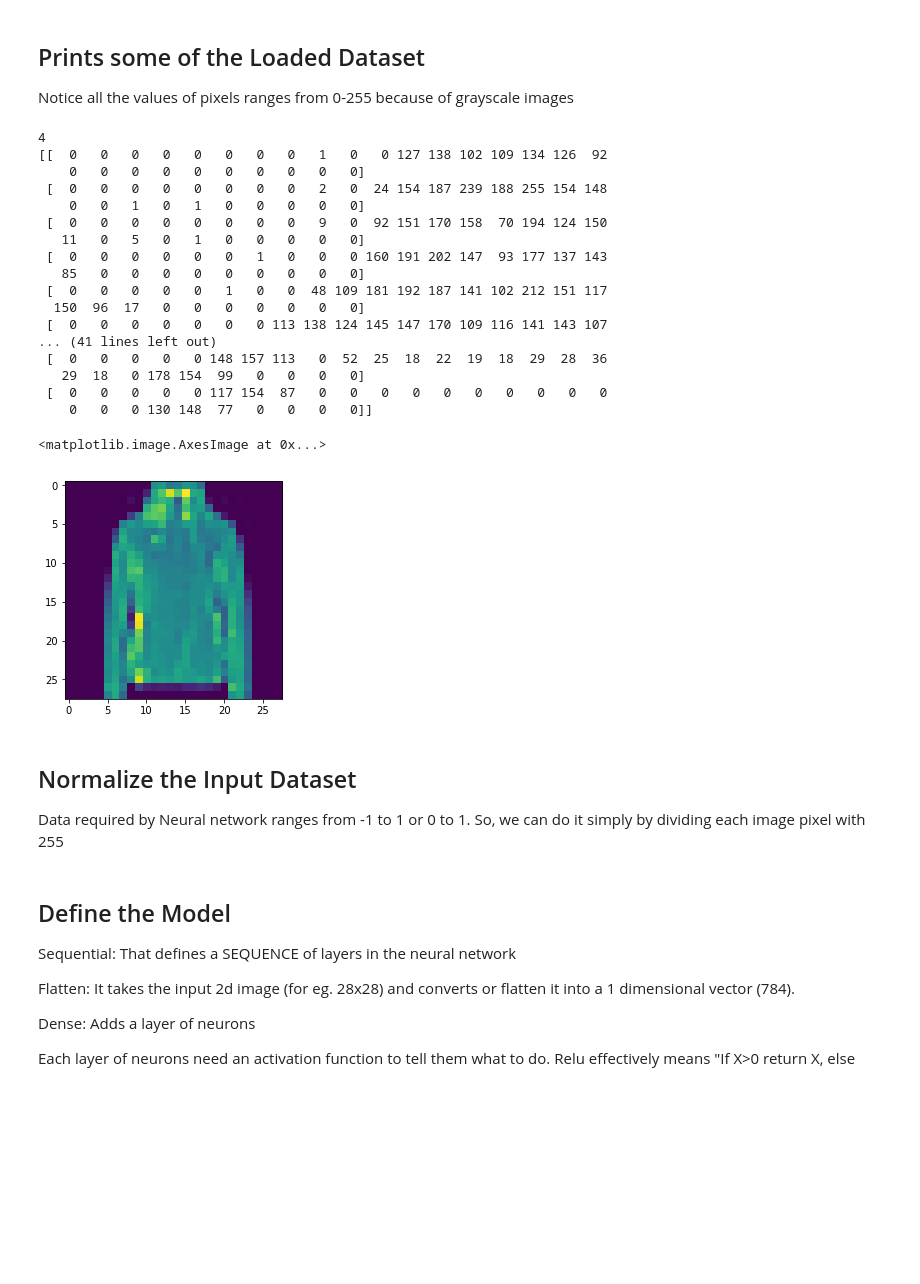
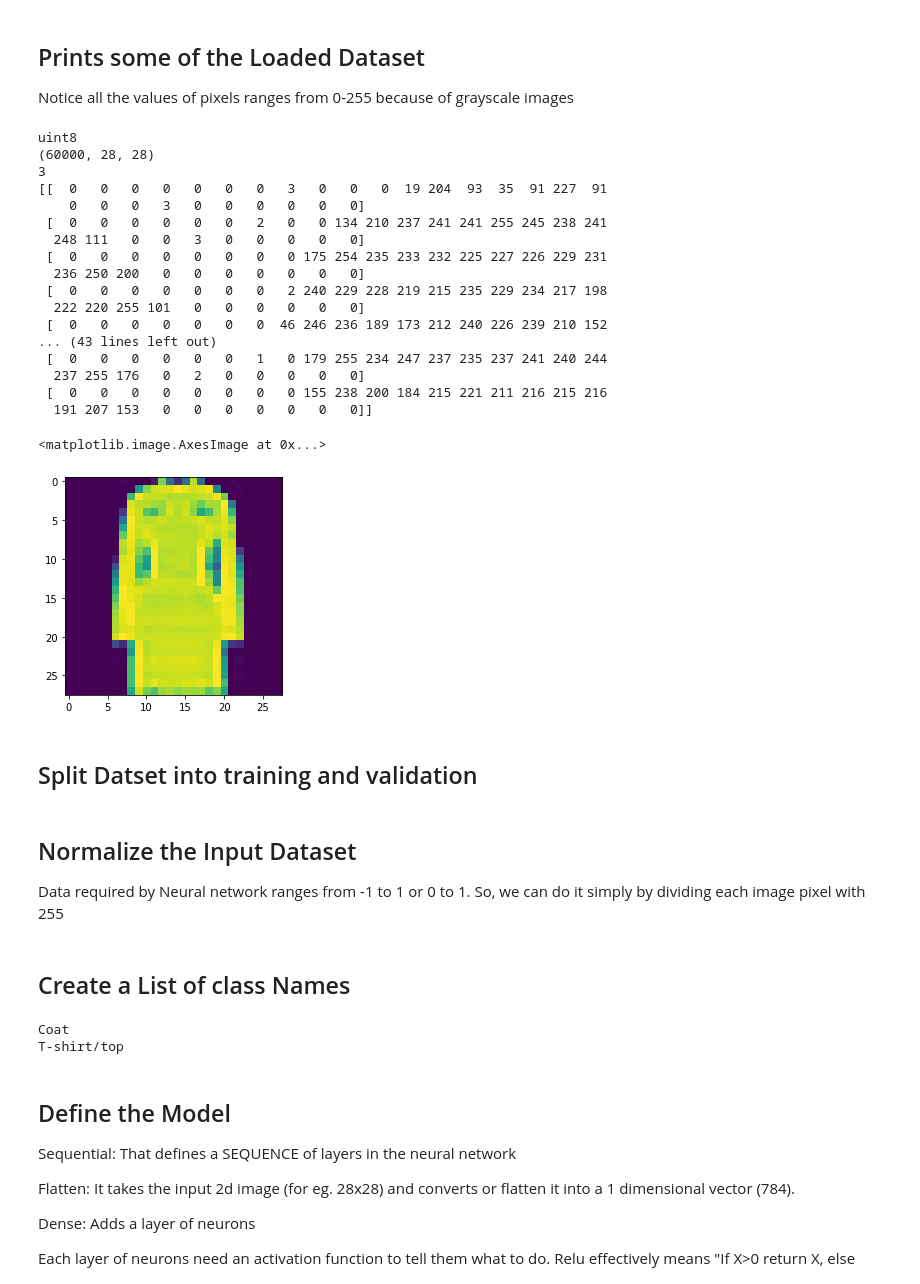
Before and after one commit to gulshan-archive/AI-DeepLearning, a Jupyter notebook: 2.Fashion_Mnist_without_CNN.ipynb, the cells around one changed output. Cells and saved outputs as stored; diff of their text form; code cells hidden in the pictures; blank space fills up the shorter version.

```diff
--- a/2.Fashion_Mnist_without_CNN.ipynb
+++ b/2.Fashion_Mnist_without_CNN.ipynb
@@ -36,4 +48,4 @@ from tensorflow import keras
 Since this data is already added in tensorflow and an api is created. So, we can directly use that api to directly downlaod the data from server.
 # %%
 mnist = tf.keras.datasets.fashion_mnist
-(x_training_images, y_training_labels), (x_testing_images, y_testing_labels) = mnist.load_data()
+(x_total_training_images, y_total_training_labels), (x_testing_images, y_testing_labels) = mnist.load_data()
@@ -42,27 +63,33 @@ mnist = tf.keras.datasets.fashion_mnist
 Notice all the values of pixels ranges from 0-255 because of grayscale images
 # %%
 import matplotlib.pyplot as plt
-print(y_training_labels[59990])  # Display the training label for the image number passed ranges from 0-59999
-print(x_training_images[59990])      # Display the training image data correponding to number passed
-plt.imshow(x_training_images[59990]) # Display the image correponding to index passed
-#plt.imshow(x_training_images[59990], cmap='gray')  # Display image in grayscale
+
+print(x_total_training_images.dtype)
+print(x_total_training_images.shape)
+print(y_total_training_labels[500])  # Display the training label for the image number passed ranges from 0-59999
+print(x_total_training_images[500])      # Display the training image data correponding to number passed
+
+plt.imshow(x_total_training_images[500]) # Display the image correponding to index passed
+#plt.imshow(x_total_training_images[59990], cmap='gray')  # Display image in grayscale
 # %% [output]
-4
-[[  0   0   0   0   0   0   0   0   1   0   0 127 138 102 109 134 126  92
-    0   0   0   0   0   0   0   0   0   0]
- [  0   0   0   0   0   0   0   0   2   0  24 154 187 239 188 255 154 148
-    0   0   1   0   1   0   0   0   0   0]
- [  0   0   0   0   0   0   0   0   9   0  92 151 170 158  70 194 124 150
-   11   0   5   0   1   0   0   0   0   0]
- [  0   0   0   0   0   0   1   0   0   0 160 191 202 147  93 177 137 143
-   85   0   0   0   0   0   0   0   0   0]
- [  0   0   0   0   0   1   0   0  48 109 181 192 187 141 102 212 151 117
-  150  96  17   0   0   0   0   0   0   0]
- [  0   0   0   0   0   0   0 113 138 124 145 147 170 109 116 141 143 107
-... (41 lines left out)
- [  0   0   0   0   0 148 157 113   0  52  25  18  22  19  18  29  28  36
-   29  18   0 178 154  99   0   0   0   0]
- [  0   0   0   0   0 117 154  87   0   0   0   0   0   0   0   0   0   0
-    0   0   0 130 148  77   0   0   0   0]]
+uint8
+(60000, 28, 28)
+3
+[[  0   0   0   0   0   0   0   3   0   0   0  19 204  93  35  91 227  91
+    0   0   0   3   0   0   0   0   0   0]
+ [  0   0   0   0   0   0   2   0   0 134 210 237 241 241 255 245 238 241
+  248 111   0   0   3   0   0   0   0   0]
+ [  0   0   0   0   0   0   0   0 175 254 235 233 232 225 227 226 229 231
+  236 250 200   0   0   0   0   0   0   0]
+ [  0   0   0   0   0   0   0   2 240 229 228 219 215 235 229 234 217 198
+  222 220 255 101   0   0   0   0   0   0]
+ [  0   0   0   0   0   0   0  46 246 236 189 173 212 240 226 239 210 152
+... (43 lines left out)
+ [  0   0   0   0   0   0   1   0 179 255 234 247 237 235 237 241 240 244
+  237 255 176   0   2   0   0   0   0   0]
+ [  0   0   0   0   0   0   0   0 155 238 200 184 215 221 211 216 215 216
+  191 207 153   0   0   0   0   0   0   0]]
 <matplotlib.image.AxesImage at 0x...>
-[figure, old version]
+[figure, new version]
+# %% [markdown]
+## Split Datset into training and validation
@@ -77,3 +110,13 @@ x_testing_images = x_testing_images / 255.0
+# %% [markdown]
+## Create a List of class Names
+# %%
+class_names = ["T-shirt/top", "Trouser", "Pullover", "Dress", "Coat", "Sandal", "Shirt", "Sneaker", "Bag", "Ankle boot"]
+
+print(class_names[y_training_labels[0]])
+print(class_names[y_training_labels[1]])
+# %% [output]
+Coat
+T-shirt/top
 # %% [markdown]
 ## Define the Model
 Sequential: That defines a SEQUENCE of layers in the neural network
```
Also changed, not shown: parts of 17 cells of this notebook.
